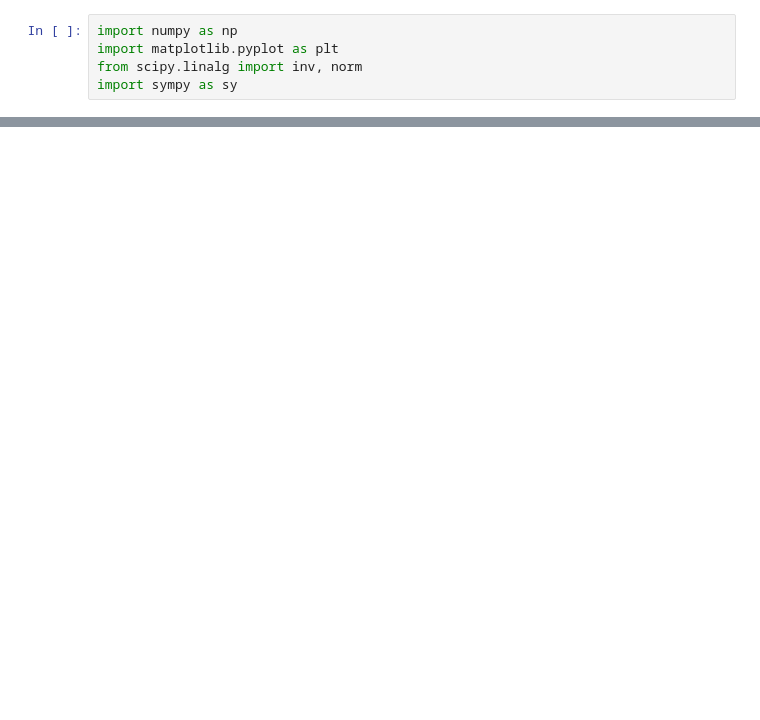
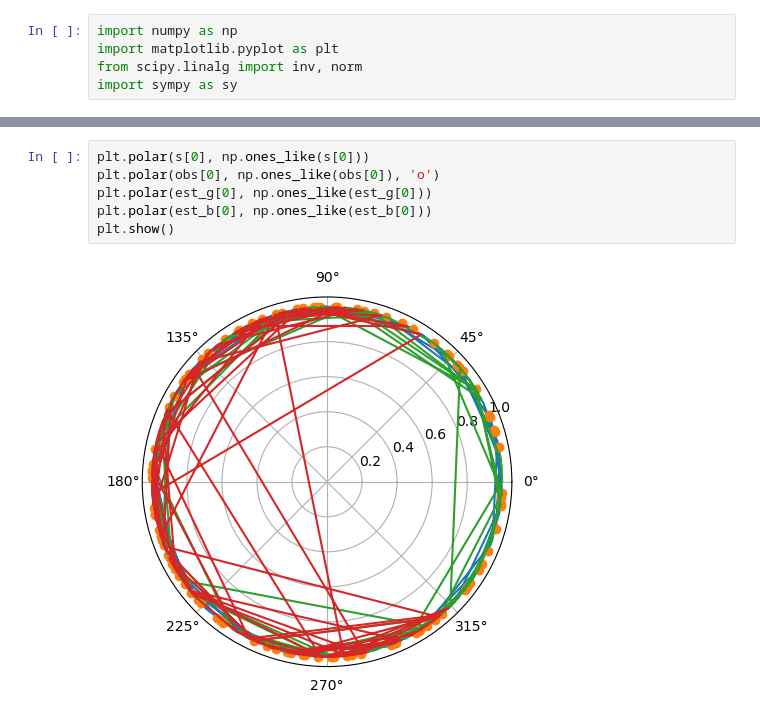
Before and after one commit to CanyonTurtle/cannon-curtis-spencer-tyler-acme, a Jupyter notebook: vol-3/naive_kalman.ipynb, the cells around one changed output, grey strips where cells are left out. Drawn from its saved outputs; the diff is of its cells as text; blank space fills up the shorter version.

```diff
--- a/vol-3/naive_kalman.ipynb
+++ b/vol-3/naive_kalman.ipynb
@@ -216,0 +228,8 @@ plt.show()
+# %%
+plt.polar(s[0], np.ones_like(s[0]))
+plt.polar(obs[0], np.ones_like(obs[0]), 'o')
+plt.polar(est_g[0], np.ones_like(est_g[0]))
+plt.polar(est_b[0], np.ones_like(est_b[0]))
+plt.show()
+# %% [output]
+[figure, added]
```
Also changed, not shown: parts of 2 cells of this notebook.
